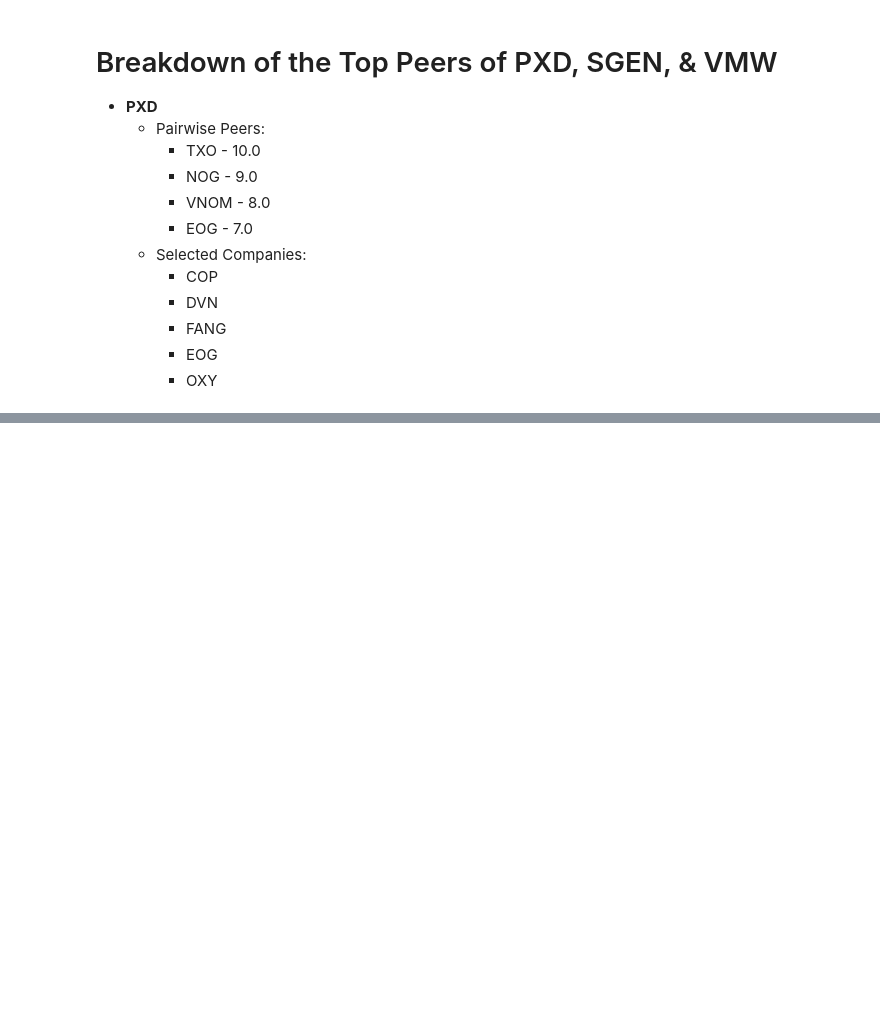
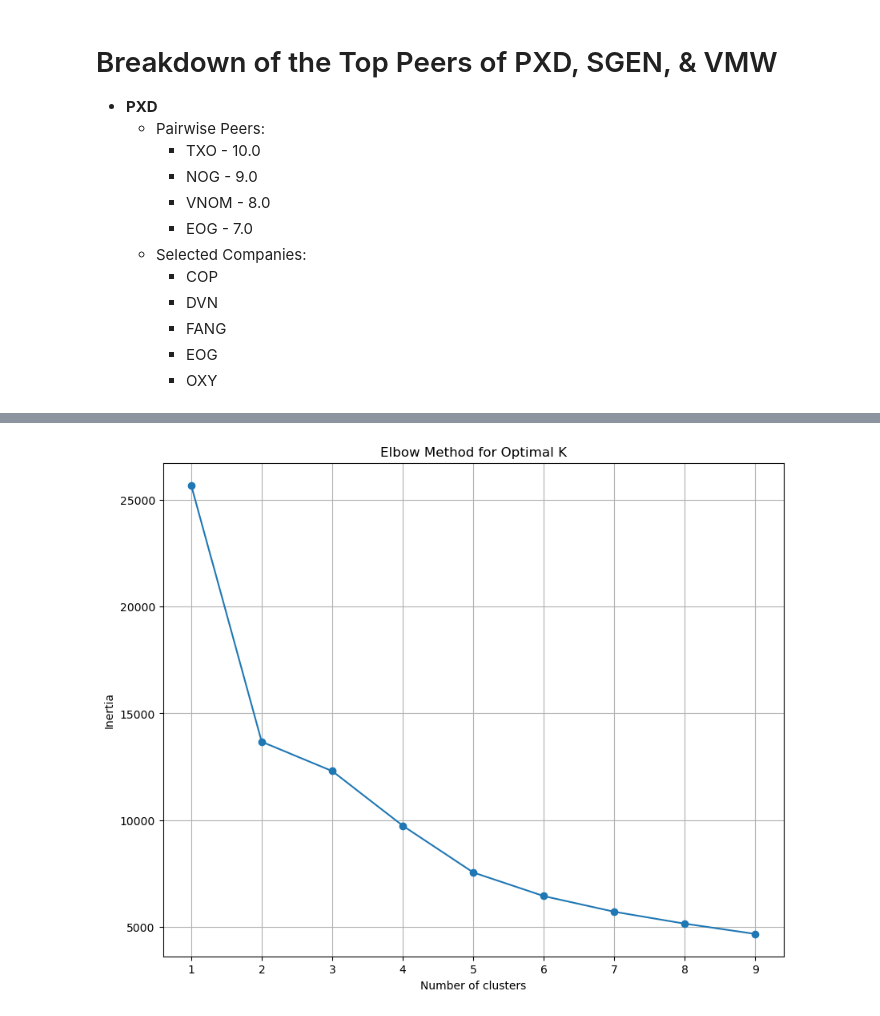
Before and after one commit to Ethan964/Textual_Analysis, a Jupyter notebook: tnic.ipynb, the cells around one changed output, grey strips where cells are left out. Saved outputs shown, nothing was run; the diff lists cells and outputs as text; code cells hidden in the pictures; blank space fills up the shorter version.

```diff
--- a/tnic.ipynb
+++ b/tnic.ipynb
@@ -269,0 +423,20 @@ top_n_peers[top_n_peers['firm_ticker'] == 'VMW']
+# %%
+
+# tune the amount of clusters with elbow method
+inertias = []
+K = range(1,10)
+for k in K:
+    kmeans = KMeans(n_clusters=k, random_state=617)
+    kmeans.fit(X_scaled)
+    inertias.append(kmeans.inertia_)
+
+# plot
+plt.figure(figsize=(10,8))
+plt.plot(K, inertias, 'o-')
+plt.xlabel('Number of clusters')
+plt.ylabel('Inertia')
+plt.title('Elbow Method for Optimal K')
+plt.grid(True)
+plt.show()
+# %% [output]
+[figure, added]
```
Also changed, not shown: parts of 12 cells of this notebook.
